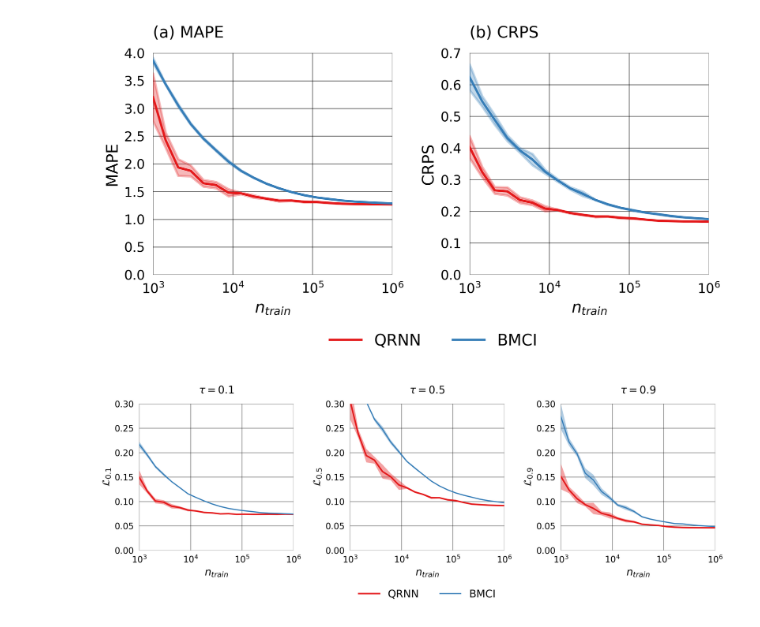
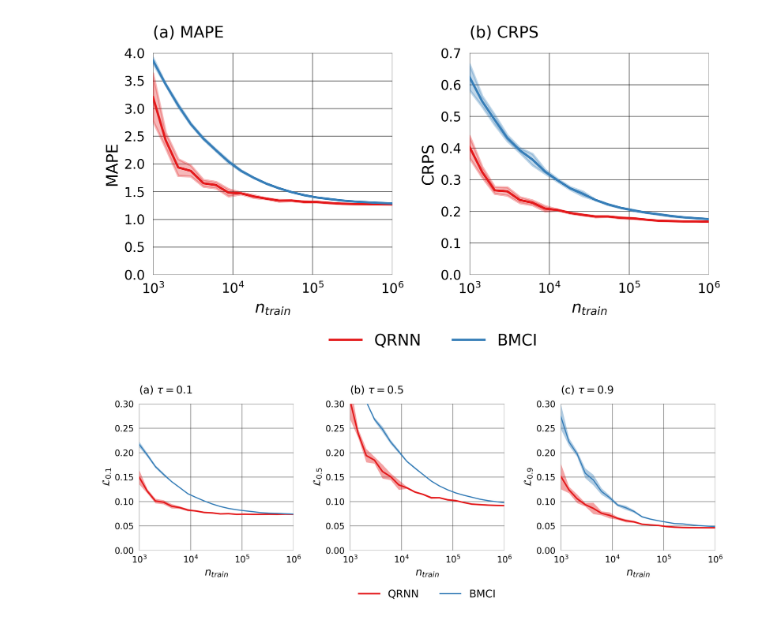
Before and after one commit to simonpf/predictive_uncertainty, a Jupyter notebook: evaluate_training_set_size.ipynb, the cells around one changed output. Cells and saved outputs as stored; diff of their text form; code cells hidden in the pictures.

Commit message:
Figure update.

```diff
--- a/evaluate_training_set_size.ipynb
+++ b/evaluate_training_set_size.ipynb
@@ -219,7 +219,7 @@ axs[0].fill_between(n_train,
                      mean_ql_bmci[:, 1] - std_ql_bmci[:, 1],
                      mean_ql_bmci[:, 1] + std_ql_bmci[:, 1],
                      alpha = 0.4, color = "C2")
-axs[0].set_title(r"$\tau = 0.1$")
+axs[0].set_title(r"(a) $\tau = 0.1$", loc = "left")
 axs[0].set_xlim([10 ** 3, 10 ** 6])
 axs[0].set_ylim([0.0, 0.3])
 axs[0].set_xlabel(r"$n_{train}$")
@@ -237,33 +237,33 @@ axs[1].fill_between(n_train,
                      mean_ql_bmci[:, 5] - std_ql_bmci[:, 5],
                      mean_ql_bmci[:, 5] + std_ql_bmci[:, 5],
                      alpha = 0.4, color = "C2")
-axs[1].set_title(r"$\tau = 0.5$")
+axs[1].set_title(r"(b) $\tau = 0.5$", loc = "left")
 axs[1].set_xlabel(r"$n_{train}$")
 axs[1].set_xscale("log")
 axs[1].set_xlim([10 ** 3, 10 ** 6])
 axs[1].set_ylim([0.0, 0.3])
 axs[1].set_ylabel(r"$\mathcal{L}_{0.5}$")
 axs[1].legend(loc = "lower center", bbox_to_anchor = [0.5, -0.4], ncol = 2, fancybox = False)
 
 # 90th percentile
 axs[2].plot(n_train, mean_ql_qrnn[:, 10], label = "QRNN", lw = 2, c = "C1")
 axs[2].fill_between(n_train,
                      mean_ql_qrnn[:, 10] - std_ql_qrnn[:, 10],
                      mean_ql_qrnn[:, 10] + std_ql_qrnn[:, 10],
                      alpha = 0.4, color = "C1")
 axs[2].plot(n_train, mean_ql_bmci[:, 10], label = "BMCI", c = "C2")
 axs[2].fill_between(n_train,
                      mean_ql_bmci[:, 10] - std_ql_bmci[:, 10],
                      mean_ql_bmci[:, 10] + std_ql_bmci[:, 10],
                      alpha = 0.4, color = "C2")
-axs[2].set_title(r"$\tau = 0.9$")
+axs[2].set_title(r"(c) $\tau = 0.9$", loc = "left")
 axs[2].set_xlabel(r"$n_{train}$")
 axs[2].set_xscale("log")
 axs[2].set_ylim([0.0, 0.3])
 axs[2].set_xlim([10 ** 3, 10 ** 6])
 axs[2].set_ylabel(r"$\mathcal{L}_{0.9}$")
 
 plt.tight_layout()
 fig.savefig("plots/quantile_losses.pdf", bbox_inches = "tight")
 # %% [output]
-[figure, old version]
+[figure, new version]
```
Also changed, not shown: 1 other file.
